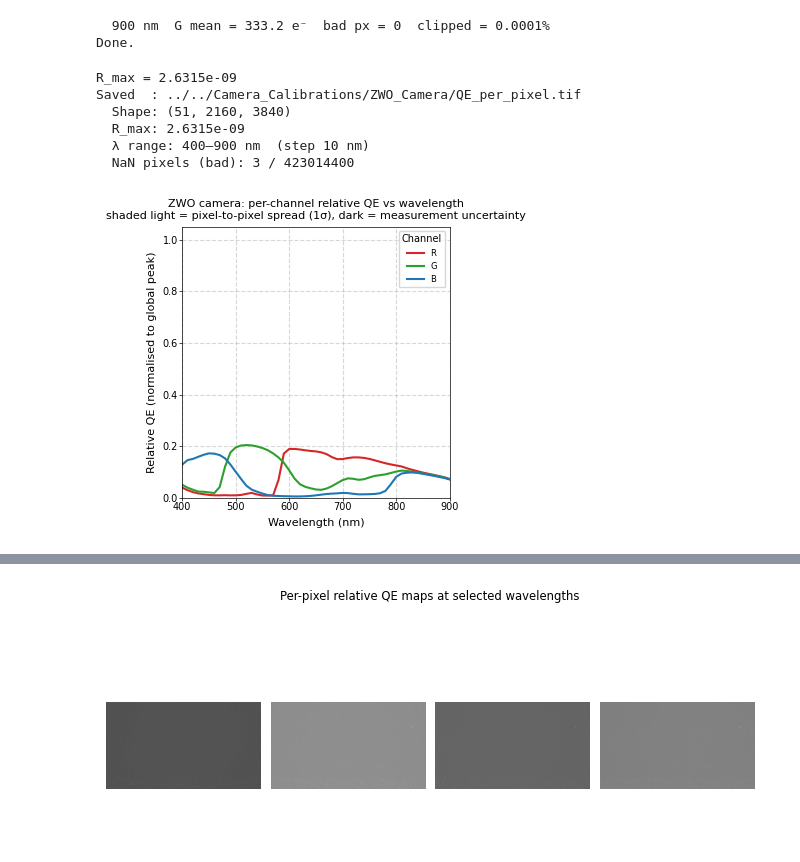
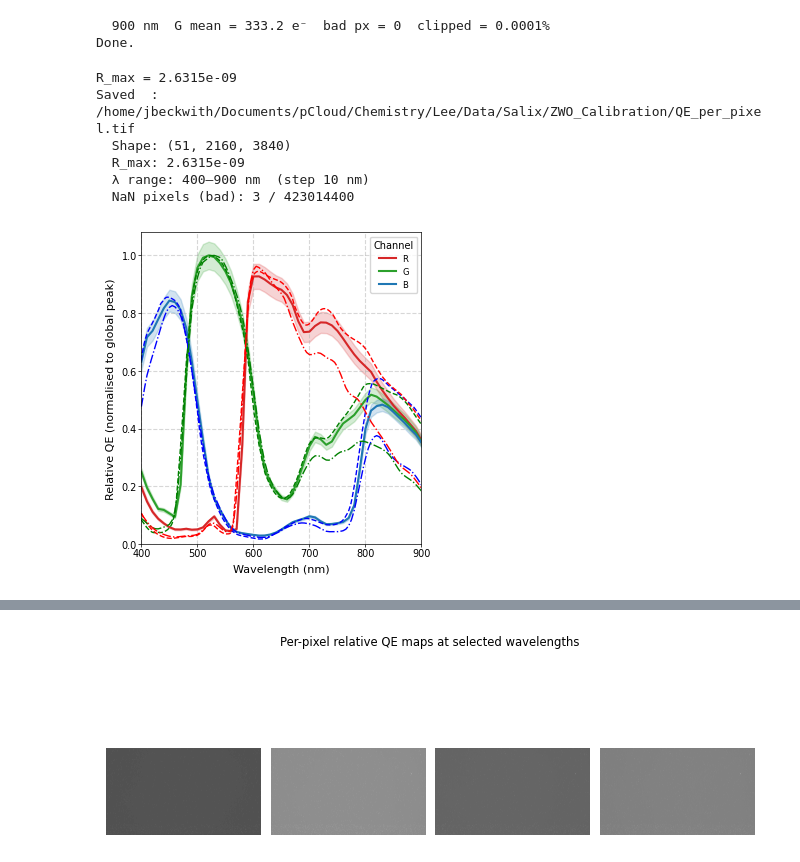
Before and after one commit to JBeckwith/pyS3M, a Jupyter notebook: notebooks/calibration/sCMOS_QE_Calibration_ZWO.ipynb, the cells around one changed output, grey strips where cells are left out. Drawn from its saved outputs; the diff is of its cells as text; code cells hidden in the pictures; blank space fills up the shorter version.

```diff
--- a/notebooks/calibration/sCMOS_QE_Calibration_ZWO.ipynb
+++ b/notebooks/calibration/sCMOS_QE_Calibration_ZWO.ipynb
@@ -340,7 +361,7 @@ c_light       = 2.998e8     # m/s
 wavelengths_m = wavelengths_nm * 1e-9
 Phi = power_meter * wavelengths_m / (h_planck * c_light)   # (N,) photons/s ∝ flux
 
-save_dir     = "../../Camera_Calibrations/ZWO_Camera"
+save_dir     = "/home/jbeckwith/Documents/pCloud/Chemistry/Lee/Data/Salix/ZWO_Calibration"
 qe_save_path = os.path.join(save_dir, "QE_per_pixel.tif")
 wl_save_path = os.path.join(save_dir, "QE_per_pixel_wavelengths_nm.npy")
 
@@ -384,11 +405,18 @@ print(f"  λ range: {wavelengths_nm[0]}–{wavelengths_nm[-1]} nm  "
 print(f"  NaN pixels (bad): {int(np.isnan(QE_rel).sum())} / {QE_rel.size}")
 # %% [output]
 R_max = 2.6315e-09
-Saved  : ../../Camera_Calibrations/ZWO_Camera/QE_per_pixel.tif
+Saved  : /home/jbeckwith/Documents/pCloud/Chemistry/Lee/Data/Salix/ZWO_Calibration/QE_per_pixel.tif
   Shape: (51, 2160, 3840)
   R_max: 2.6315e-09
   λ range: 400–900 nm  (step 10 nm)
   NaN pixels (bad): 3 / 423014400
+# %%
+# Spectral QE curves from SF (shape of curves), normalised so peak = 0.91 (ZWO sensor peak QE)
+import src.SpectralFunctions as SpectralFunctions
+SF    = SpectralFunctions.Spectral_Funcs()
+
+R, G, B, wavelength = SF.getpixelefficiency(filename='/home/jbeckwith/Documents/pCloud/Chemistry/Lee/Code/Python/pyBayerSMLM/Spectra/Camera_QE/ASI585MC_QE.csv')
+Rx, Gx, Bx, wavelengthx = SF.getpixelefficiency()
 # %%
 channel_colours = {"R": "tab:red", "G": "tab:green", "B": "tab:blue"}
 
@@ -406,49 +434,50 @@ for ch in channel_colours:
     uncs  = np.zeros(len(wavelengths_nm))
 
     for idx in range(len(wavelengths_nm)):
         good = m & pixel_mask[idx]                     # good pixels in this channel
 
         vals = QE_rel[idx][good].astype(np.float64)
         w    = 1.0 / np.clip(var_e_expected[idx][good].astype(np.float64), 1e-30, None)
 
         w_sum      = w.sum()
         mu_w       = (w * vals).sum() / w_sum
         means[idx] = mu_w
         stds[idx]  = np.sqrt((w * (vals - mu_w)**2).sum() / w_sum)  # weighted spatial std
 
         # Uncertainty of the weighted mean (measurement precision)
         meas_unc   = np.sqrt(1.0 / w_sum) / R_max
         uncs[idx]  = np.sqrt(meas_unc**2 + (mu_w * rel_pm[idx])**2)
 
     qe_mean[ch] = means
     qe_std[ch]  = stds
     qe_unc[ch]  = uncs
 
+qe_max = np.max([qe_mean[ch] for ch in qe_mean.keys()])
 fig, ax = plotter.one_column_plot()
+
 for ch, colour in channel_colours.items():
-    ax.plot(wavelengths_nm, qe_mean[ch], color=colour, lw=1.5, label=ch)
-    #ax.fill_between(
-    #    wavelengths_nm,
-    #    qe_mean[ch] - qe_std[ch],
-    #    qe_mean[ch] + qe_std[ch],
-    #    color=colour, alpha=0.2
-    #)
-    #ax.fill_between(
-    #    wavelengths_nm,
-    #    qe_mean[ch] - qe_unc[ch],
-    #    qe_mean[ch] + qe_unc[ch],
-    #    color=colour, alpha=0.4
-    #)
+    ax.plot(wavelengths_nm, qe_mean[ch]/qe_max, color=colour, lw=1.5, label=ch)
+    ax.fill_between(
+        wavelengths_nm,
+        qe_mean[ch]/qe_max - qe_std[ch]/qe_max,
+        qe_mean[ch]/qe_max + qe_std[ch]/qe_max,
+        color=colour, alpha=0.2
+    )
+ax.plot(wavelength, B/np.max(G), color='blue', lw=1, ls='--')
+ax.plot(wavelength, G/np.max(G), color='green', lw=1, ls='--')
+ax.plot(wavelength, R/np.max(G), color='red', lw=1, ls='--')
+
+ax.plot(wavelengthx, Bx/np.max(Gx), color='blue', lw=1, ls='-.')
+ax.plot(wavelengthx, Gx/np.max(Gx), color='green', lw=1, ls='-.')
+ax.plot(wavelengthx, Rx/np.max(Gx), color='red', lw=1, ls='-.')
 
 ax.set_xlabel("Wavelength (nm)")
 ax.set_ylabel("Relative QE (normalised to global peak)")
-ax.set_ylim(0, 1.05)
+ax.set_ylim(0, 1.08)
 ax.set_xlim(400, 900)
 ax.legend(title="Channel")
 ax.grid(True, ls='--', alpha=0.5)
-ax.set_title("ZWO camera: per-channel relative QE vs wavelength\n"
-             "shaded light = pixel-to-pixel spread (1σ), dark = measurement uncertainty")
-plt.tight_layout()
-plt.show()
+folder = '/home/jbeckwith/Documents/pCloud/Chemistry/Lee/Talks+Posters/Subgroup/20260427/'
+plt.savefig(os.path.join(folder, 'RGB_vs_Manufacturer_ZWO_andXimea.svg'), dpi=600, format='svg')
 # %% [output]
-[figure, old version]
+[figure, new version]
```
Also changed, not shown: parts of 19 cells of this notebook, 6 other files.
